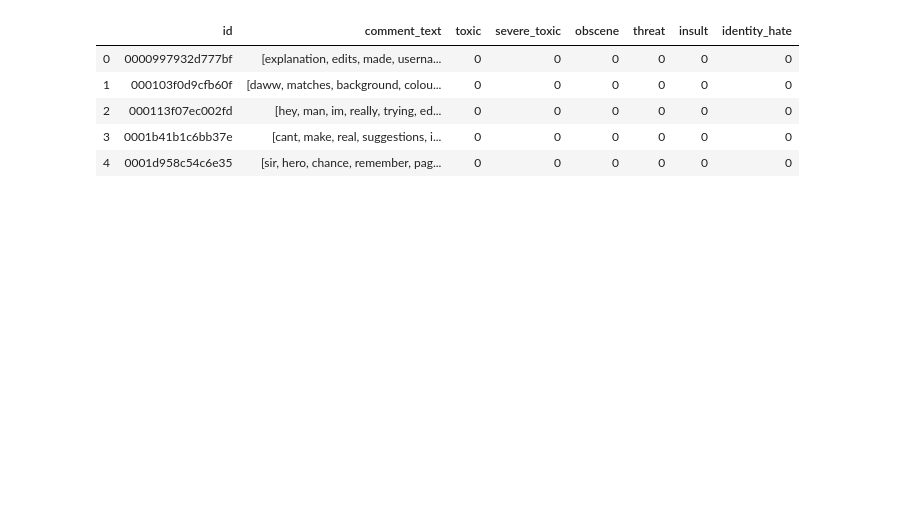
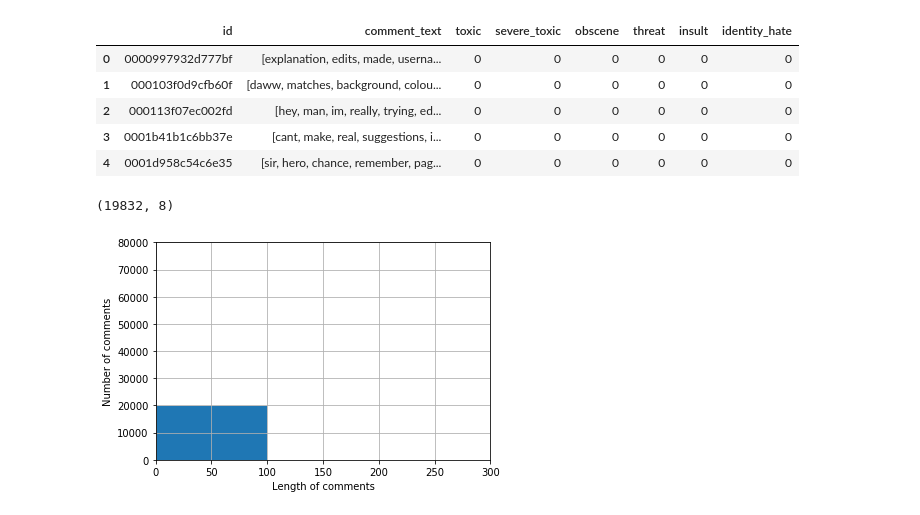
Before and after one commit to AbhishekMyana/ToxicityClassifier, a Jupyter notebook: ToxicityDetection.ipynb, the cells around one changed output. Drawn from its saved outputs; the diff is of its cells as text; code cells hidden in the pictures; blank space fills up the shorter version.

```diff
--- a/ToxicityDetection.ipynb
+++ b/ToxicityDetection.ipynb
@@ -124,0 +122,17 @@ X = test["comment_text"]
+# %%
+test['comment_text']=test['comment_text'].apply(lambda x: " ".join(x))
+# %%
+test = test[test['comment_text'].str.len().lt(30)]
+test.shape
+# %% [output]
+(19832, 8)
+# %%
+comments_length = test["comment_text"].apply(len)
+intervals = [1,100,200,300,400,500,600,700,800,900,1000,1100,1200]
+comments_length.plot.hist(bins=intervals)
+plt.axis([0, 300, 0, 80000])
+plt.xlabel('Length of comments')
+plt.ylabel('Number of comments')
+plt.grid(True)
+# %% [output]
+[figure, added]
```
Also changed, not shown: parts of 3 cells of this notebook.
